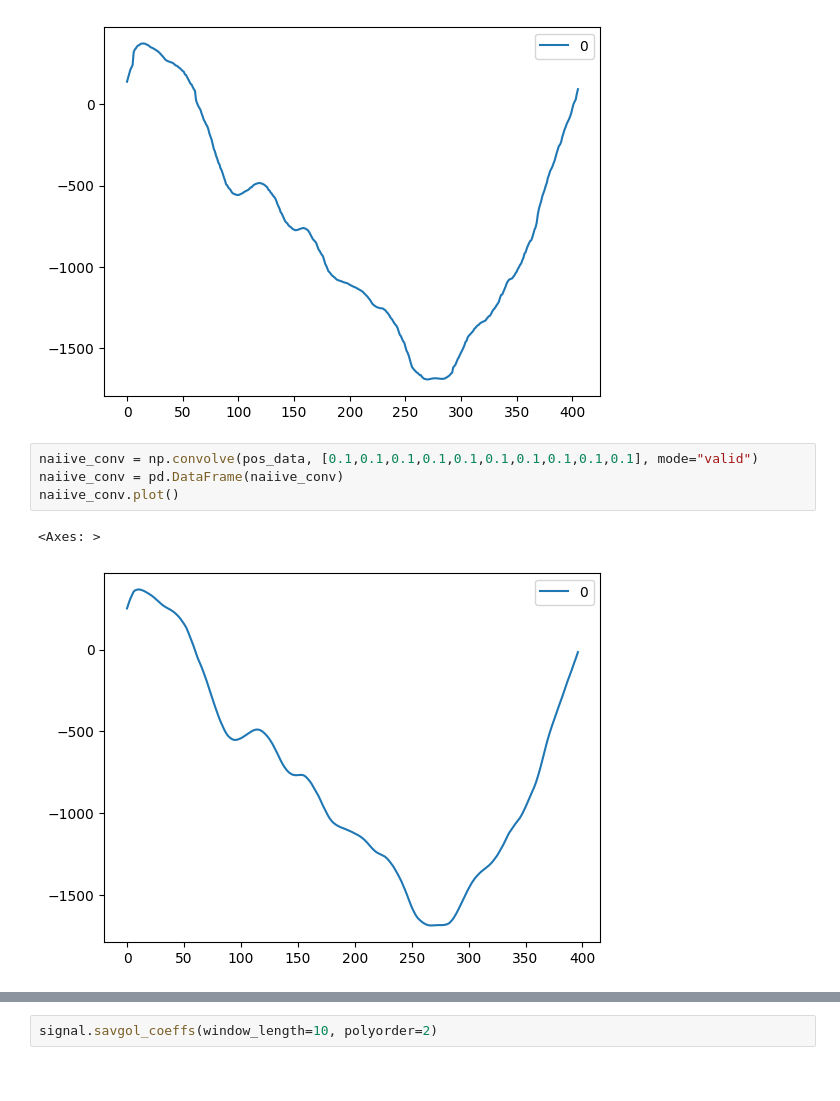
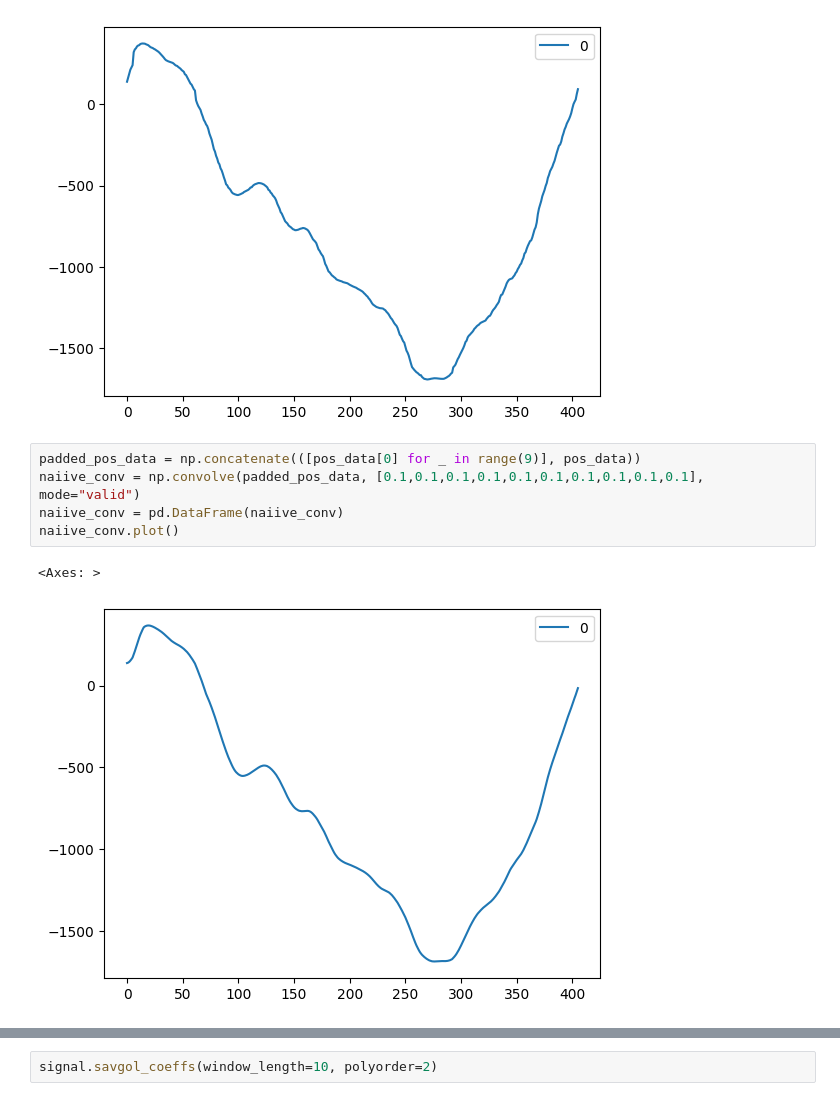
Before and after one commit to robinvvinod/Pitwall, a Jupyter notebook: smoothing_test.ipynb, the cells around one changed output, grey strips where cells are left out. Drawn from its saved outputs; the diff is of its cells as text.

```diff
--- a/smoothing_test.ipynb
+++ b/smoothing_test.ipynb
@@ -41,12 +35,13 @@ raw.plot()
 <Axes: >
 [figure]
 # %%
-naiive_conv = np.convolve(pos_data, [0.1,0.1,0.1,0.1,0.1,0.1,0.1,0.1,0.1,0.1], mode="valid")
+padded_pos_data = np.concatenate(([pos_data[0] for _ in range(9)], pos_data))
+naiive_conv = np.convolve(padded_pos_data, [0.1,0.1,0.1,0.1,0.1,0.1,0.1,0.1,0.1,0.1], mode="valid")
 naiive_conv = pd.DataFrame(naiive_conv)
 naiive_conv.plot()
 # %% [output]
 <Axes: >
-[figure, old version]
+[figure, new version]
 # %%
 plot(pos_data, window_length=10, polyorder=2)
 # %% [output]
```
Also changed, not shown: parts of 4 cells of this notebook, 8 other files.
